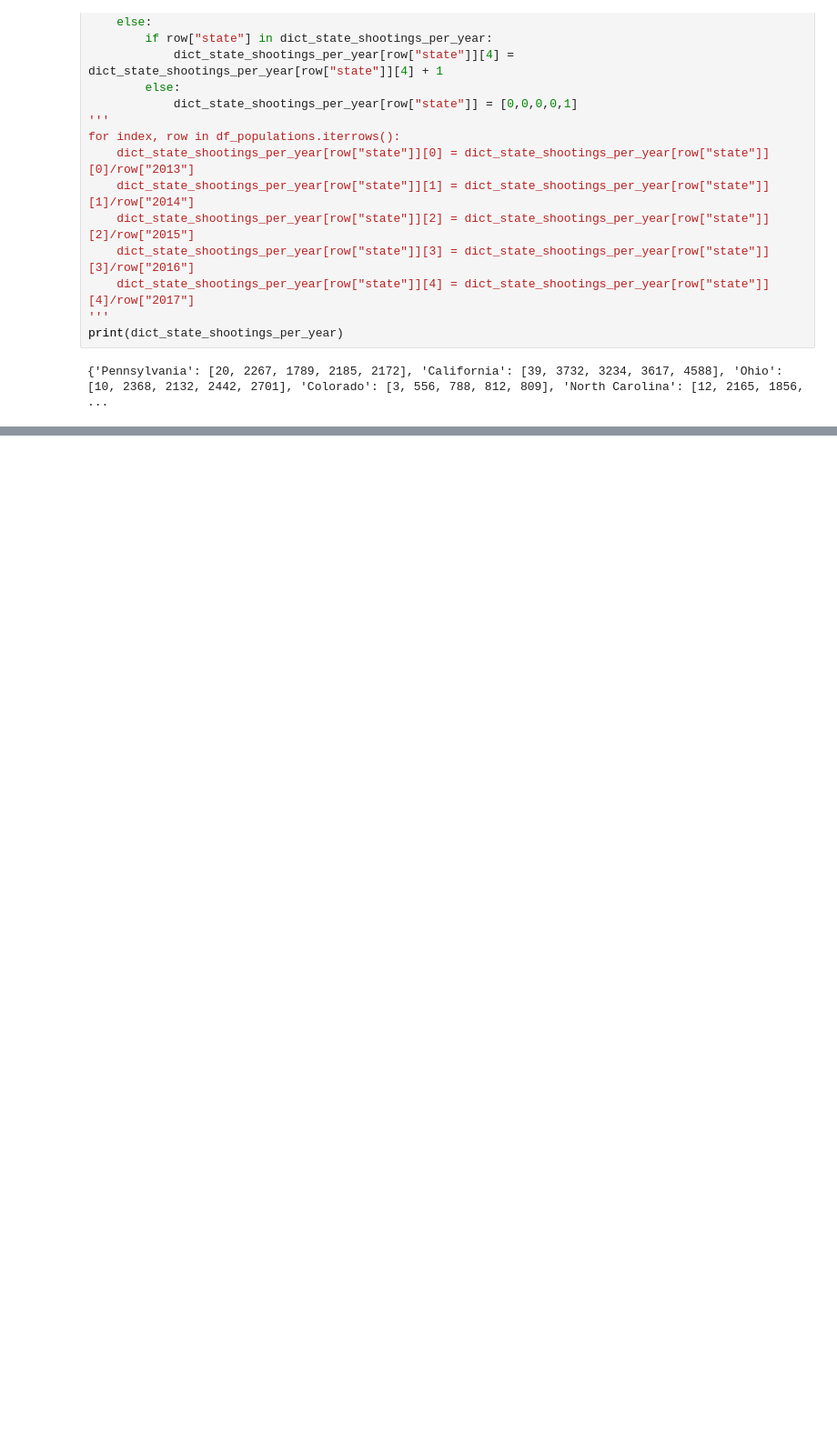
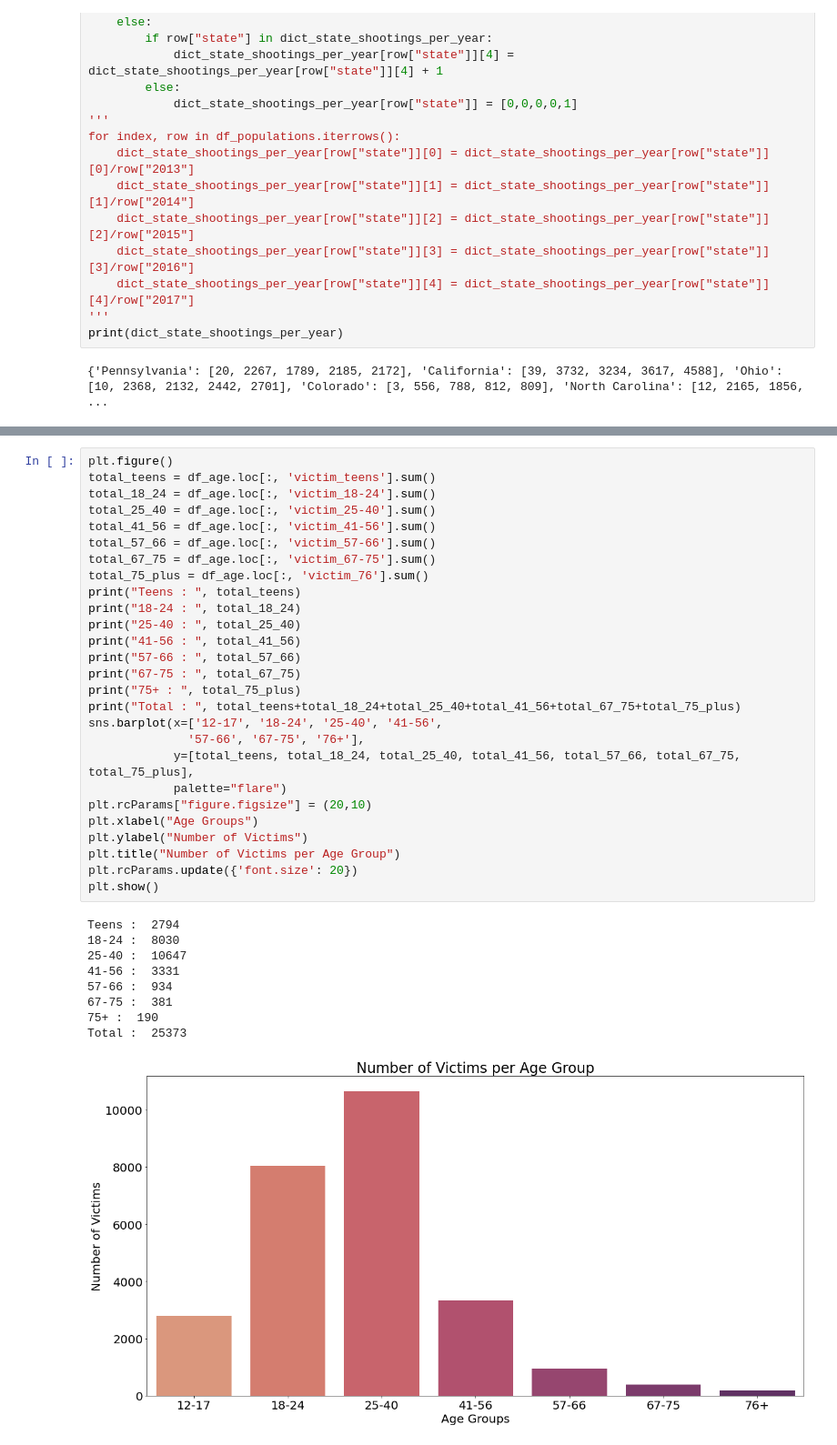
Before and after one commit to nvenkate-cyber/gun_shootings.github.io, a Jupyter notebook: Gun-Violence.ipynb, the cells around one changed output, grey strips where cells are left out. Shown at 91% size. Saved outputs shown, nothing was run; the diff lists cells and outputs as text; blank space fills up the shorter version.

```diff
--- a/Gun-Violence.ipynb
+++ b/Gun-Violence.ipynb
@@ -453,0 +809,37 @@ plt.show()
+# %%
+plt.figure()
+total_teens = df_age.loc[:, 'victim_teens'].sum()
+total_18_24 = df_age.loc[:, 'victim_18-24'].sum()
+total_25_40 = df_age.loc[:, 'victim_25-40'].sum()
+total_41_56 = df_age.loc[:, 'victim_41-56'].sum()
+total_57_66 = df_age.loc[:, 'victim_57-66'].sum()
+total_67_75 = df_age.loc[:, 'victim_67-75'].sum()
+total_75_plus = df_age.loc[:, 'victim_76'].sum()
+print("Teens : ", total_teens)
+print("18-24 : ", total_18_24)
+print("25-40 : ", total_25_40)
+print("41-56 : ", total_41_56)
+print("57-66 : ", total_57_66)
+print("67-75 : ", total_67_75)
+print("75+ : ", total_75_plus)
+print("Total : ", total_teens+total_18_24+total_25_40+total_41_56+total_67_75+total_75_plus)
+sns.barplot(x=['12-17', '18-24', '25-40', '41-56',
+              '57-66', '67-75', '76+'],
+            y=[total_teens, total_18_24, total_25_40, total_41_56, total_57_66, total_67_75, total_75_plus],
+            palette="flare")
+plt.rcParams["figure.figsize"] = (20,10)
+plt.xlabel("Age Groups")
+plt.ylabel("Number of Victims")
+plt.title("Number of Victims per Age Group")
+plt.rcParams.update({'font.size': 20})
+plt.show()
+# %% [output]
+Teens :  2794
+18-24 :  8030
+25-40 :  10647
+41-56 :  3331
+57-66 :  934
+67-75 :  381
+75+ :  190
+Total :  25373
+[figure, added]
```
Also changed, not shown: parts of 10 cells of this notebook.
